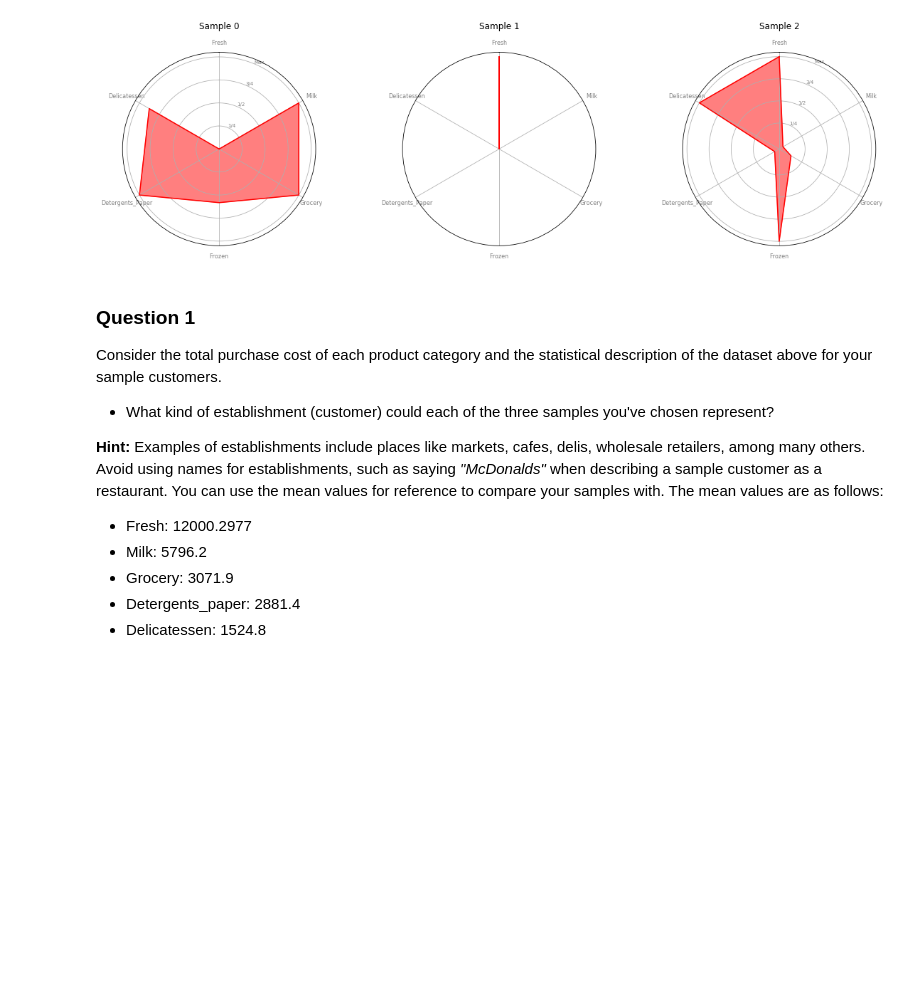
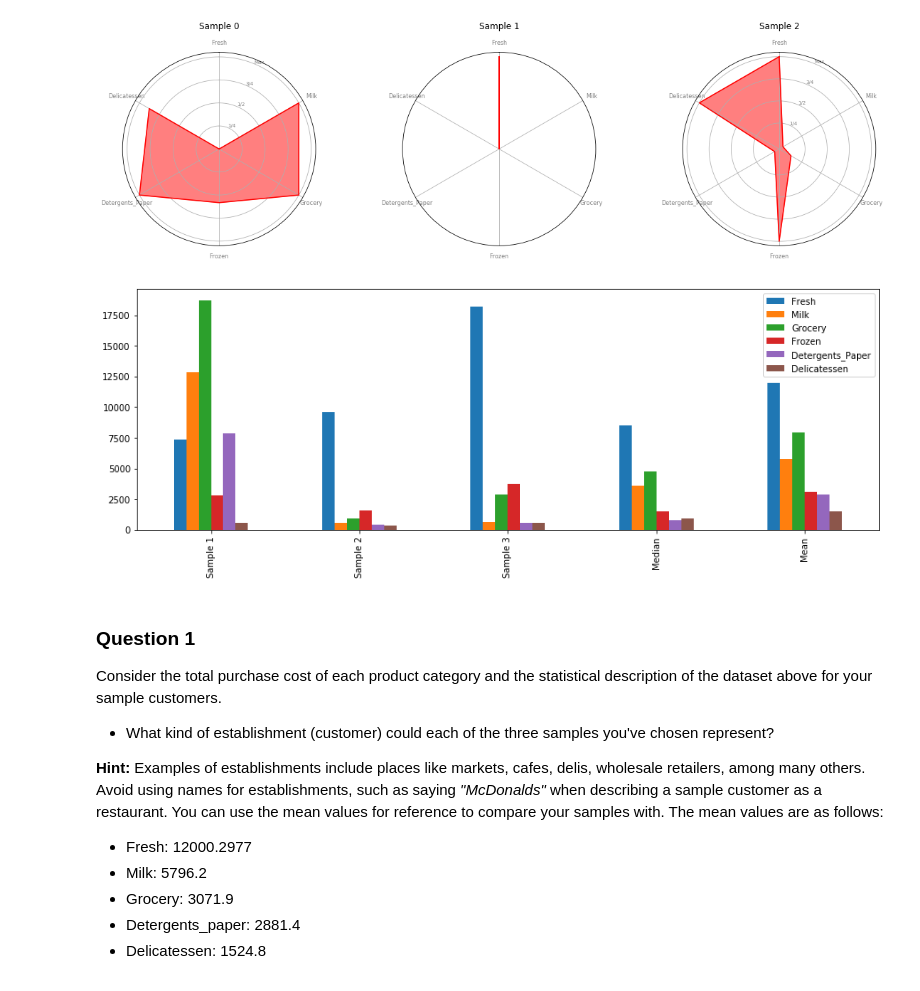
Before and after one commit to naseerfaheem/Creating-Customer-Segments-Unsupervised-Learning-ML, a Jupyter notebook: customer_segments.ipynb, the cells around one changed output. Drawn from its saved outputs; the diff is of its cells as text; code cells hidden in the pictures; blank space fills up the shorter version.

```diff
--- a/customer_segments.ipynb
+++ b/customer_segments.ipynb
@@ -118,6 +118,21 @@ for i, n in enumerate(index):
     Radar(index=i, title=n, color='r')
 # %% [output]
 [figure]
+# %%
+#Displaying individual values of the three random sample that was picked in the code above.
+import matplotlib.pyplot as plt
+import seaborn as sns
+
+samples_for_plot = samples.copy()
+samples_for_plot.loc[3] = data.median()
+samples_for_plot.loc[4] = data.mean()
+
+labels = ['Sample 1', 'Sample 2', 'Sample 3', 'Median', 'Mean']
+samples_for_plot.plot(kind='bar', figsize=(15, 5))
+plt.xticks(range(5), labels)
+plt.show()
+# %% [output]
+[figure, added]
 # %% [markdown]
 ### Question 1
 Consider the total purchase cost of each product category and the statistical description of the dataset above for your sample customers.
```
Also changed, not shown: parts of 4 cells of this notebook, 1 other file.
